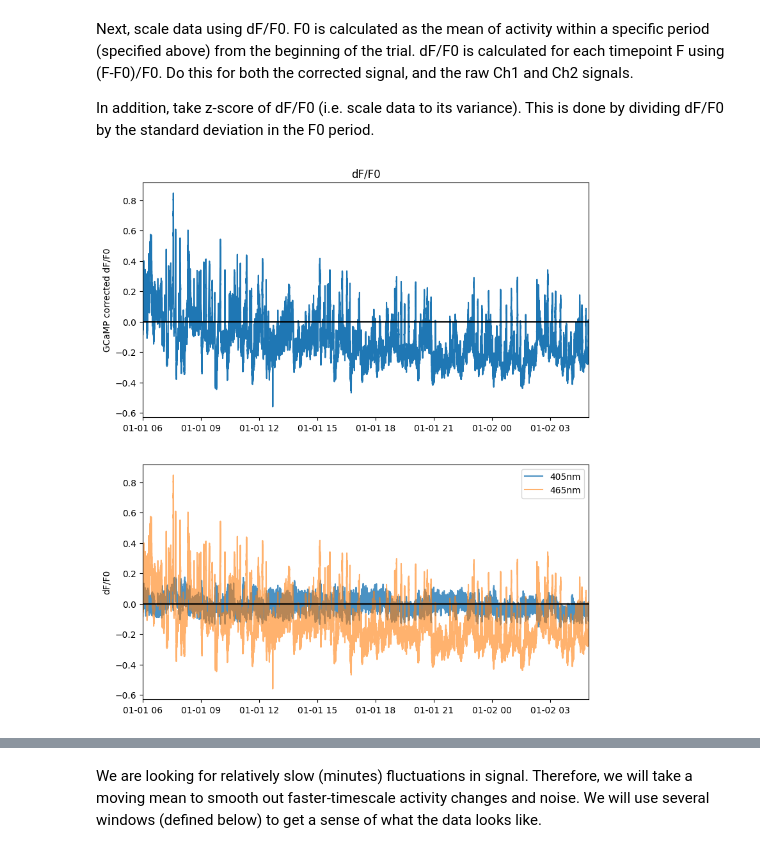
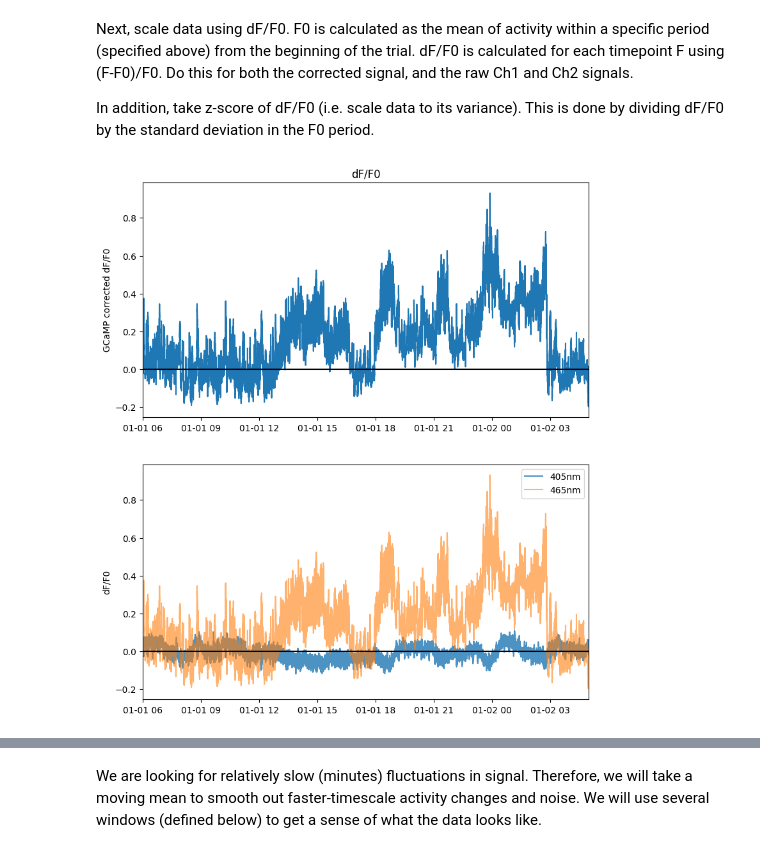
Before and after one commit to sjwalker223/Neural_Photometry_Analysis, a Jupyter notebook: Long-Recording/Single_Overnight_Analysis.ipynb, the cells around one changed output, grey strips where cells are left out. Cells and saved outputs as stored; diff of their text form; code cells hidden in the pictures.

```diff
--- a/Long-Recording/Single_Overnight_Analysis.ipynb
+++ b/Long-Recording/Single_Overnight_Analysis.ipynb
@@ -45,13 +45,13 @@ import pickle
 
 #################################################
 # Set the following parameters:
-DownSampleTo=1 # rate to which to downsample
+DownSampleTo = 1 # rate to which to downsample
 StartFrom_Input = 12 # time to start plot in 24h clock
 EndAt_Input = 11 # time to end plot in 24h clock
 LastDay = 2 # last day of recording
 MMWindow1_Input = 30 # window for moving mean in minutes
 MMWindow2_Input = 60 # window for second moving mean in minutes
-F0Window_Input = 6 # window for F0, from start time, in hours
+F0Window_Input = 3 # window for F0, from t=1h after start, in hours
 AllowNegCorr = 0 # should you allow correlation for correction to be <0? 0=No, 1=Yes
 #################################################
 
@@ -253,7 +257,7 @@ Raw_DS_df = pd.DataFrame({'GCaMP' : GCaMP_corrected[list(range(0,len(GCaMP_corre
 # Convert times for analysis to datetime format, and convert to Zeitgeber Time (lights on = ZT0) by subtracting 6h
 StartFrom = datetime.datetime(1,1,1,StartFrom_Input - 6,0,0)
 EndAt = datetime.datetime(1,1,LastDay,EndAt_Input - 6,0,0)
-F0Window = StartFrom + timedelta(hours = F0Window_Input)
+F0Window = StartFrom + timedelta(hours = F0Window_Input+1)
 
 # Get the recording start time from StartTime file, convert to ZT (-6h), and calculate end time (for the raw and downsampled data)
 f = open(Dir + 'StartTime.txt', 'r')
@@ -274,28 +278,28 @@ Raw_DS_df.index = TimeRange
 # %%
 ### Calculate dF/F0
 # Calculate F0 from clip start to time set above
-F0 = np.mean(Raw_DS_df.loc[StartFrom:F0Window], axis=0)
+F0 = np.mean(Raw_DS_df.loc[StartFrom+timedelta(hours=1):F0Window], axis=0)
 
 # Calculate standard deviation from clip start to time set above
-stdF = np.std(Raw_DS_df.loc[StartFrom:F0Window], axis=0)
+stdF = np.std(Raw_DS_df.loc[StartFrom+timedelta(hours=1):F0Window], axis=0)
 
 # Calculate dFF0 and clip trace
 dFF0 = (Raw_DS_df.loc[StartFrom:EndAt] - F0) / F0
 
 # Plot dF/F0 for corrected trace (upper) and raw Ch1 & Ch2 traces (lower)
 fig, axs = plt.subplots(2, 1)
 axs[0].plot(dFF0['GCaMP'])
 axs[0].set_ylabel('GCaMP corrected dF/F0')
 axs[0].axhline(y=0, color='k', linestyle='-') #plot horizontal line at y=0
 axs[1].plot(dFF0['Ch2'],alpha=0.8,label='405nm')
 axs[1].plot(dFF0['Ch1'],alpha=0.6,label='465nm')
 axs[1].axhline(y=0, color='k', linestyle='-') #plot horizontal line at y=0
 axs[1].set_ylabel('dF/F0')
 axs[1].legend(loc="upper right")
 axs[0].set_title('dF/F0')
 fig.savefig('dFF0.png')
 # %% [output]
-[figure, old version]
+[figure, new version]
 # %%
 ## Now calculate z-scored dF/F0
 ZS = dFF0 / stdF
```
Also changed, not shown: parts of 5 cells of this notebook, 3 other files.
